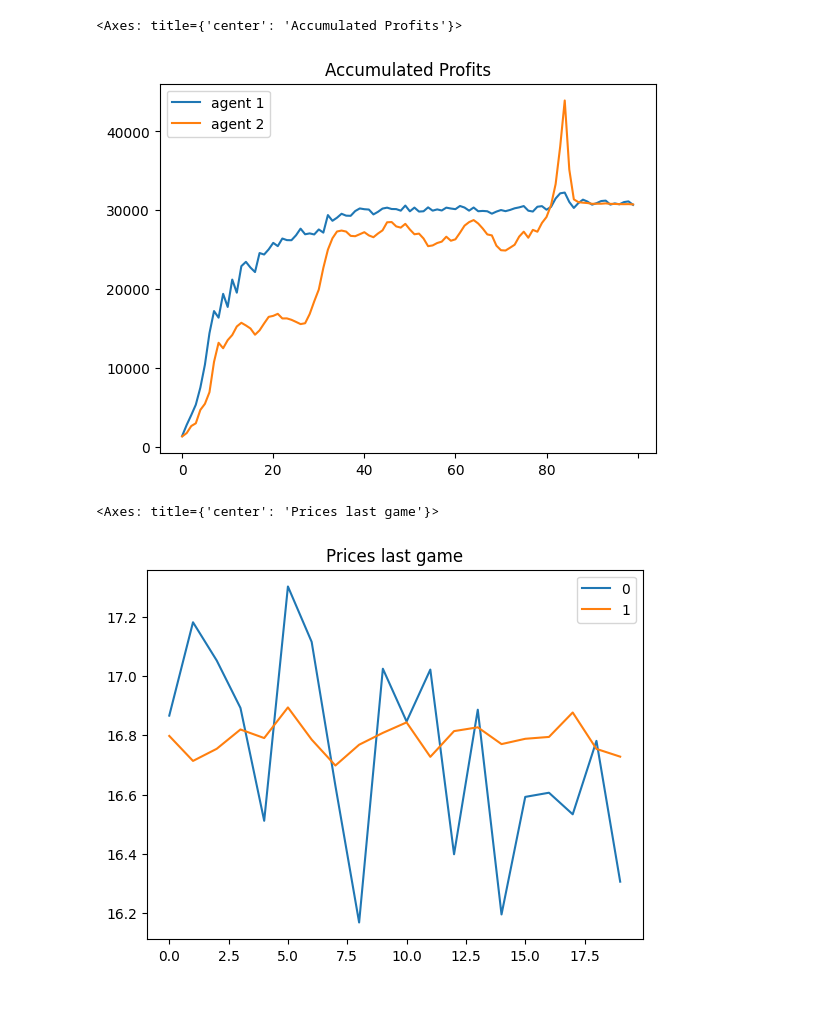
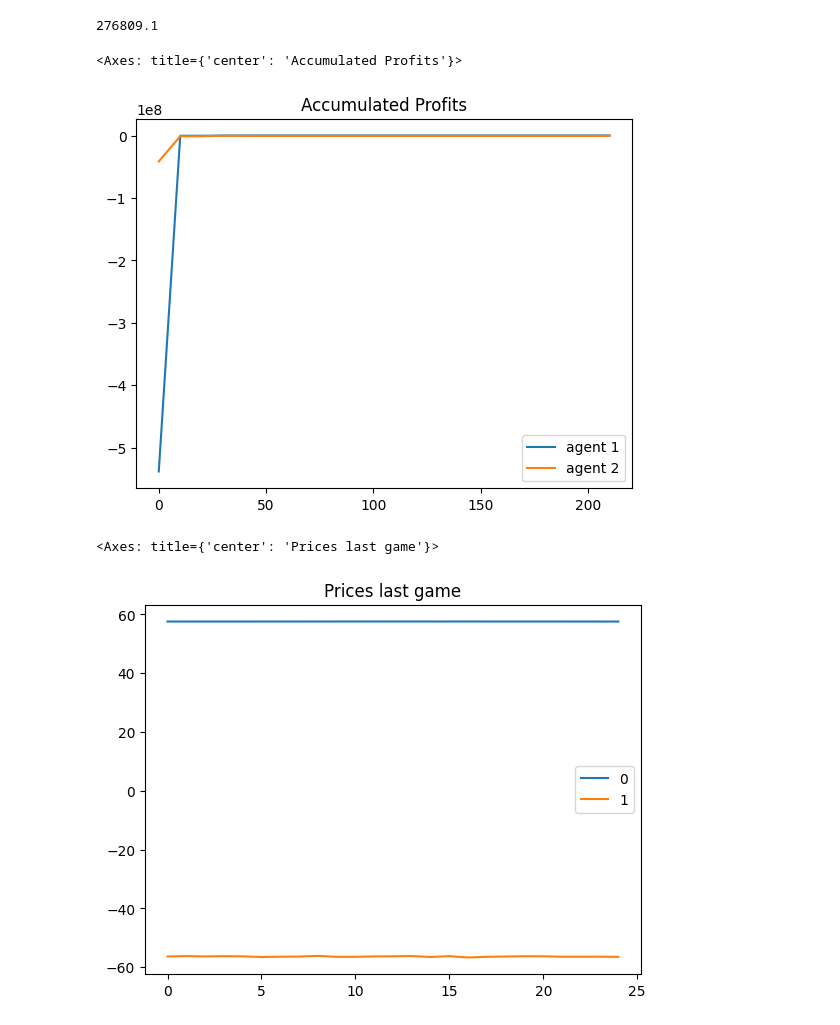
Before and after one commit to playbook1/EquiLearn_Sberg, a Jupyter notebook: classes/test.ipynb, the cells around one changed output. Drawn from its saved outputs; the diff is of its cells as text; code cells hidden in the pictures.

Commit message:
new game

```diff
--- a/classes/test.ipynb
+++ b/classes/test.ipynb
@@ -23,10 +26,10 @@ profit history tensor([[950.,   0.,   0.,   0.,   0.,   0.,   0.,   0.,   0.,
 # Independent Learning Algorithm #
 ##################################
 
-env = ModelGameEnvironment(.5, 2, 20)
+env = ModelGameEnvironment(2, 400, (57,71) , 25)
 
 # Initialize actor and critic
-input_dim = 2
+input_dim = 4
 
 
 # Initialize actor-critic algorithm
@@ -40,7 +43,7 @@ agent2 = ActorCritic(Actor(input_dim),
 reward_memory = dict()
 
 # Training loop
-num_episodes = 100
+num_episodes = 1000
 for episode in range(num_episodes):
     total_reward_agent1 = 0
     total_reward_agent2 = 0
@@ -72,11 +75,9 @@ for episode in range(num_episodes):
         agent2.update(state,  reward_tensor[1], log_probs[0][1], next_state)
         total_reward_agent2 += reward_tensor[1]
 
-    #if episode % 10 == 0:
+    if episode % 10 == 0:
 
-    #print(f"Episode {episode} complete")
-    #print(total_reward_agent1,total_reward_agent2)
-    reward_memory[f"{episode}"] = {"agent 1": total_reward_agent1.item(), "agent 2": total_reward_agent2.item()}
-
-pd.DataFrame(reward_memory).T
+        #print(f"Episode {episode} complete")
+        #print(total_reward_agent1,total_reward_agent2)
+        reward_memory[f"{episode}"] = {"agent 1": total_reward_agent1.item(), "agent 2": total_reward_agent2.item()}
 # %% [output]
@@ -96,13 +106,17 @@ pd.DataFrame(reward_memory).T
+# %%
+2.768091e+05
+# %% [output]
+276809.1
 # %%
 pd.DataFrame(reward_memory).T.plot(title = "Accumulated Profits")
 # %% [output]
 <Axes: title={'center': 'Accumulated Profits'}>
-[figure, old version]
+[figure, new version]
 # %%
-pd.DataFrame(env.price).T.plot(title = "Prices last game")
+pd.DataFrame(env.prices).T.plot(title = "Prices last game")
 # %% [output]
 <Axes: title={'center': 'Prices last game'}>
-[figure, old version]
+[figure, new version]
 # %%
 pd.DataFrame(env.profit).T.plot(title = "Profits last game")
 # %% [output]
```
Also changed, not shown: parts of 7 cells of this notebook, 4 other files.
